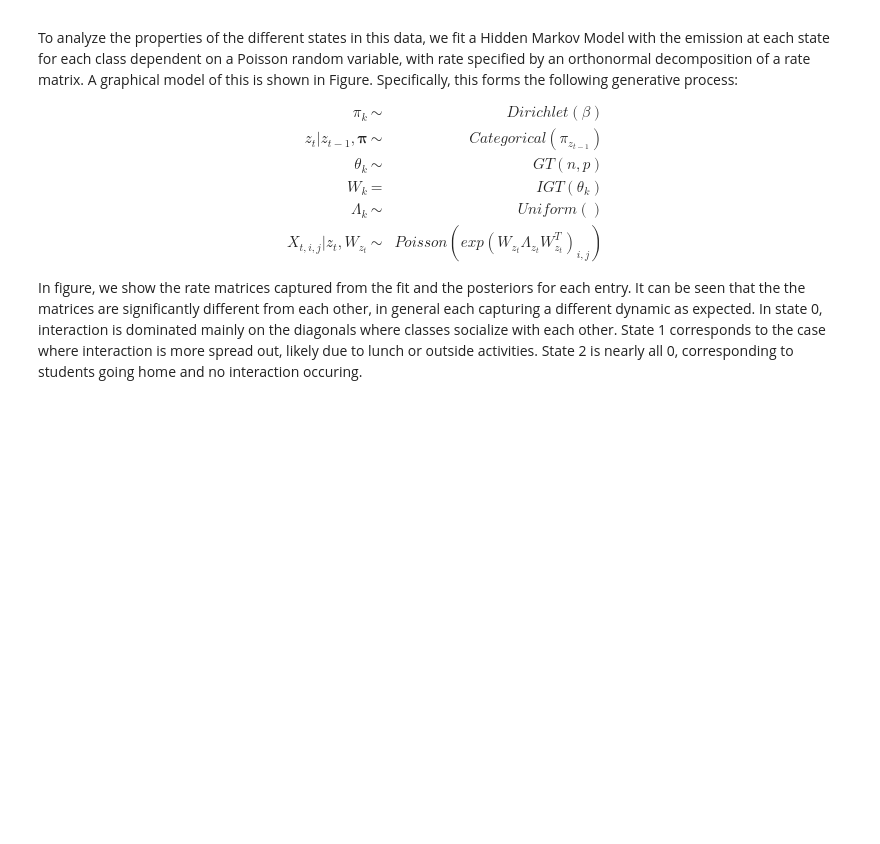
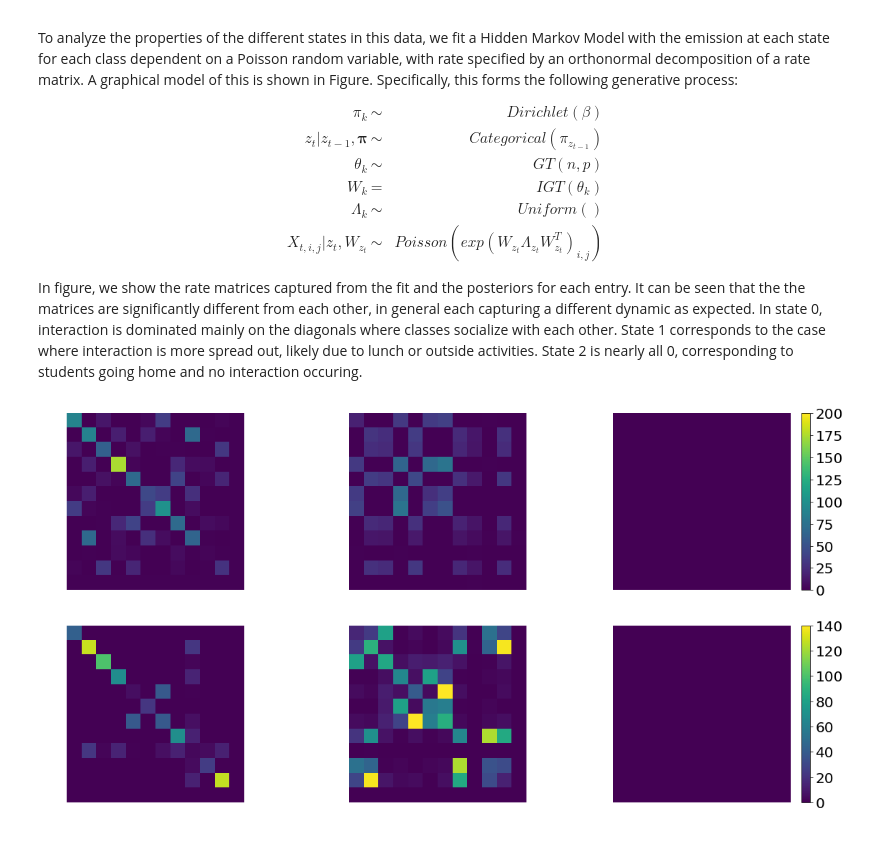
Before and after one commit to pourzanj/TfRotationPca, a Jupyter notebook: experiments/school/Poisson Model.ipynb, the cells around one changed output. Cells and saved outputs as stored; diff of their text form; code cells hidden in the pictures; blank space fills up the shorter version.

Commit message:
Added modified AreaForm and modified code to plot matrices

```diff
--- a/experiments/school/Poisson Model.ipynb
+++ b/experiments/school/Poisson Model.ipynb
@@ -508,8 +512,11 @@ print(all_nodes_dat.shape)
 (177, 12, 12)
 # %%
 import pickle
-with open('fit.pkl', 'wb') as f:
-    pickle.dump(fit_infer.extract(), f)
+with open('fit.pkl', 'rb') as f:
+    fit_infer = pickle.load(f)
+
+Ws = fit_infer['Ws']
+all_nodes_dat = all_nodes[10]
 # %% [markdown]
 To demonstrate the extensibility of our technique beyond normality and dimensionality reduction applications, we try our method on a non-PPCA based example that depends on an orthonormal decomposition and obtain uncertainty estimates over the resulting matrices.
 
@@ -529,3 +536,30 @@ $$
 $$
 
 In figure, we show the rate matrices captured from the fit and the posteriors for each entry.  It can be seen that the the matrices are significantly different from each other, in general each capturing a different dynamic as expected.  In state 0, interaction is dominated mainly on the diagonals where classes socialize with each other.  State 1 corresponds to the case where interaction is more spread out, likely due to lunch or outside activities.  State 2 is nearly all 0, corresponding to students going home and no interaction occuring.
+# %%
+# 2, 23, 109
+font = {'size'   : 20}
+plt.rc('font', **font)
+
+fig, axes = plt.subplots(nrows = 2, ncols = 3)
+fig.set_size_inches(20, 10)
+im00 = axes[0,0].imshow(np.mean(np.exp(Ws[:,0,:,:]), axis = 0), vmin = 0, vmax = 200)
+axes[0,0].axis('off')
+axes[0,0].grid(color='b', linestyle='-', linewidth=2)
+im10 = axes[1,0].imshow(all_nodes_dat[2], vmin = 0, vmax = 140)
+axes[1,0].axis('off')
+im01 = axes[0,1].imshow(np.mean(np.exp(Ws[:,1,:,:]), axis = 0), vmin = 0, vmax = 200)
+axes[0,1].axis('off')
+im11 = axes[1,1].imshow(all_nodes_dat[23], vmin = 0, vmax = 140)
+axes[1,1].axis('off')
+im02 = axes[0,2].imshow(np.mean(np.exp(Ws[:,2,:,:]), axis = 0), vmin = 0, vmax = 200)
+axes[0,2].axis('off')
+im12 = axes[1,2].imshow(all_nodes_dat[109], vmin = 0, vmax = 140)
+axes[1,2].axis('off')
+fig.colorbar(im02, ax = axes[0,2])
+fig.colorbar(im12, ax = axes[1,2])
+
+
+plt.savefig('heatmap.svg')
+# %% [output]
+[figure, added]
```
Also changed, not shown: parts of 2 cells of this notebook, 2 other files.
